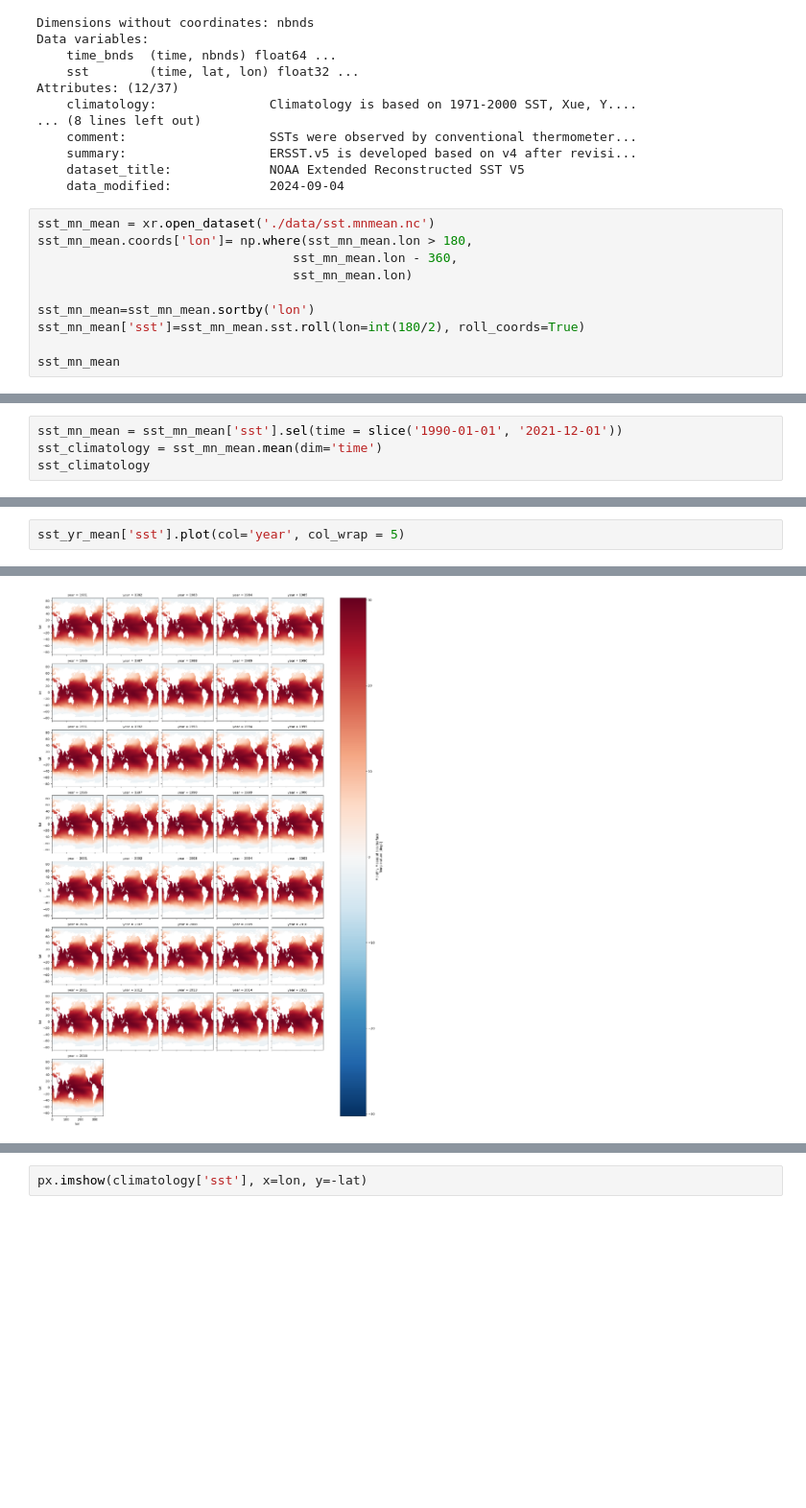
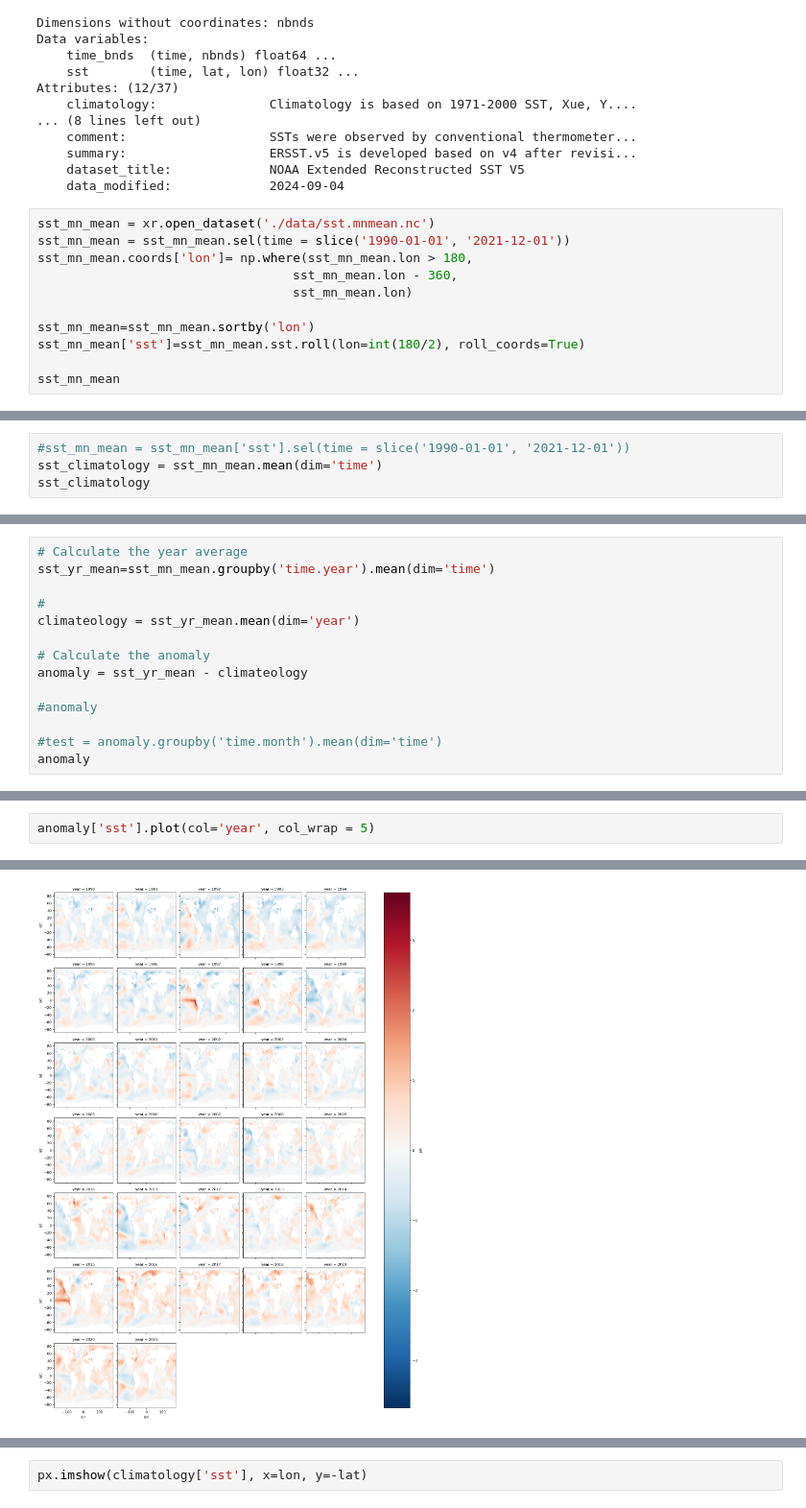
Before and after one commit to blackteacatsu/fall_2024_climate_infectionous, a Jupyter notebook: project/CLIMATE_VAR_analysis.ipynb, the cells around one changed output, grey strips where cells are left out. Shown at 96% size. Cells and saved outputs as stored; diff of their text form; blank space fills up the shorter version.

Commit message:
changes made to anomaly calculation

```diff
--- a/project/CLIMATE_VAR_analysis.ipynb
+++ b/project/CLIMATE_VAR_analysis.ipynb
@@ -62,6 +60,7 @@ Attributes: (12/37)
     data_modified:             2024-09-04
 # %%
 sst_mn_mean = xr.open_dataset('./data/sst.mnmean.nc')
+sst_mn_mean = sst_mn_mean.sel(time = slice('1990-01-01', '2021-12-01'))
 sst_mn_mean.coords['lon']= np.where(sst_mn_mean.lon > 180,
                                   sst_mn_mean.lon - 360,
                                   sst_mn_mean.lon)
@@ -89,7 +88,7 @@ Attributes: (12/37)
     dataset_title:             NOAA Extended Reconstructed SST V5
     data_modified:             2024-09-04
 # %%
-sst_mn_mean = sst_mn_mean['sst'].sel(time = slice('1990-01-01', '2021-12-01'))
+#sst_mn_mean = sst_mn_mean['sst'].sel(time = slice('1990-01-01', '2021-12-01'))
 sst_climatology = sst_mn_mean.mean(dim='time')
 sst_climatology
 # %% [output]
@@ -171,0 +162,14 @@ Attributes: (12/37)
+# %%
+# Calculate the year average
+sst_yr_mean=sst_mn_mean.groupby('time.year').mean(dim='time')
+
+#
+climateology = sst_yr_mean.mean(dim='year')
+
+# Calculate the anomaly
+anomaly = sst_yr_mean - climateology
+
+#anomaly
+
+#test = anomaly.groupby('time.month').mean(dim='time')
+anomaly
@@ -172,5 +187,5 @@ Attributes: (12/37)
 # %%
-sst_yr_mean['sst'].plot(col='year', col_wrap = 5)
+anomaly['sst'].plot(col='year', col_wrap = 5)
 # %% [output]
 <xarray.plot.facetgrid.FacetGrid at 0x...>
-[figure, old version]
+[figure, new version]
```
Also changed, not shown: parts of 10 cells of this notebook.
